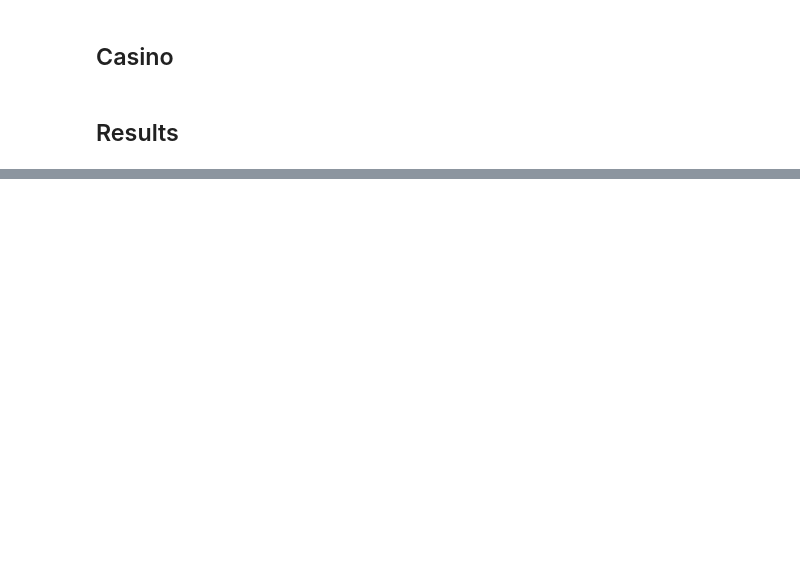
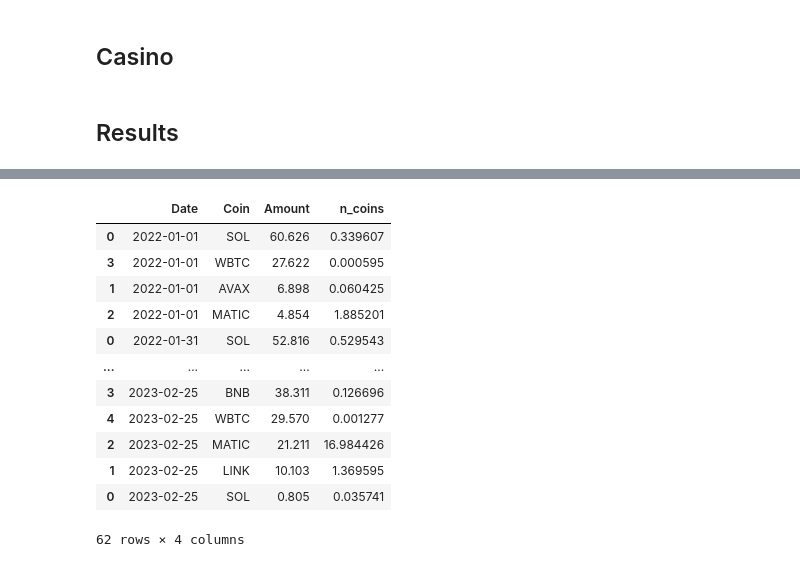
Before and after one commit to pickledim/Crypto_Portfolio_Optimization, a Jupyter notebook: Crypto_Portfolio/Strategy_Validation.ipynb, the cells around one changed output, grey strips where cells are left out. Saved outputs shown, nothing was run; the diff lists cells and outputs as text; code cells hidden in the pictures; blank space fills up the shorter version.

```diff
--- a/Crypto_Portfolio/Strategy_Validation.ipynb
+++ b/Crypto_Portfolio/Strategy_Validation.ipynb
@@ -170,9 +190,11 @@ Invest 100.0
 n_coins = 20
 
 # {'mu': 'exp', 's': 'exp', 'obj_function': 'quadratic', 'compounding': True}
-mu_method = 'exp'
-cov_method = 'exp'
-obj_function = 'quadratic'
+# 'mu': 'mean', 's': 'exp', 'obj_function': 'quadratic', 'compounding': True
+# {'mu': 'mean', 's': 'sample', 'obj_function': 'sharpe', 'compounding': True}
+mu_method = 'mean'
+cov_method = 'sample'
+obj_function = 'sharpe'
 compounding = True
 print(f'\n===== {n_coins} COINS ======\n')
 
@@ -250,0 +296,16 @@ UNI 3.573148447732163
+# %%
+get_df_from_dict(portf_20)
+# %% [output]
+|  | Date | Coin | Amount | n_coins |
+| 0 | 2022-01-01 | SOL | 60.626 | 0.339607 |
+| 3 | 2022-01-01 | WBTC | 27.622 | 0.000595 |
+| 1 | 2022-01-01 | AVAX | 6.898 | 0.060425 |
+| 2 | 2022-01-01 | MATIC | 4.854 | 1.885201 |
+| 0 | 2022-01-31 | SOL | 52.816 | 0.529543 |
+| ... | ... | ... | ... | ... |
+| 3 | 2023-02-25 | BNB | 38.311 | 0.126696 |
+| 4 | 2023-02-25 | WBTC | 29.570 | 0.001277 |
+| 2 | 2023-02-25 | MATIC | 21.211 | 16.984426 |
+| 1 | 2023-02-25 | LINK | 10.103 | 1.369595 |
+| 0 | 2023-02-25 | SOL | 0.805 | 0.035741 |
+62 rows × 4 columns
```
Also changed, not shown: parts of 13 cells of this notebook, 6 other files.
